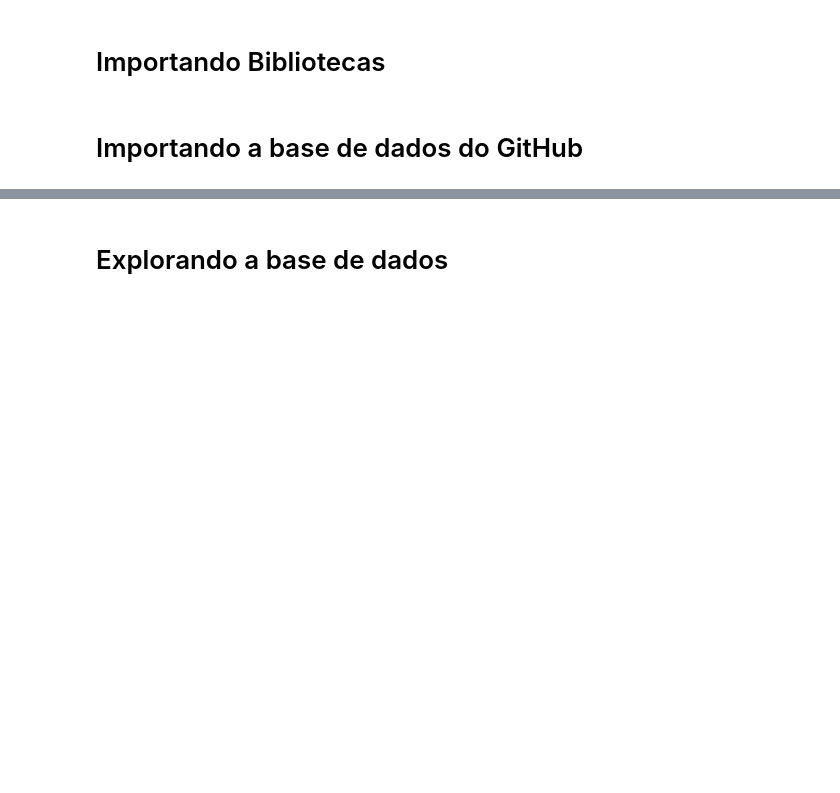
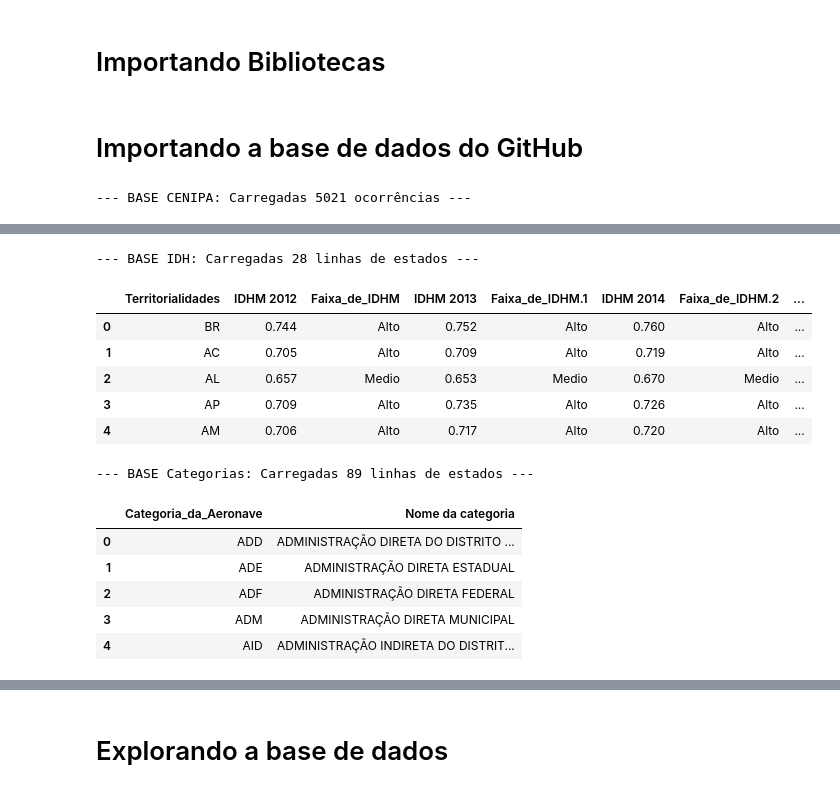
Before and after one commit to Jobanu/Projeto-Final-DS-PY-004, a Jupyter notebook: notebook/analise.ipynb, the cells around one changed output, grey strips where cells are left out. Drawn from its saved outputs; the diff is of its cells as text; code cells hidden in the pictures; blank space fills up the shorter version.

```diff
--- a/notebook/analise.ipynb
+++ b/notebook/analise.ipynb
@@ -110,7 +110,7 @@ def carregar_csv_github(url_raw: str, sep: str = ",", skiprows: int = 0) -> pd.D
 # ==============================================================
 csv_path_cenipa = "https://raw.githubusercontent.com/Jobanu/Projeto-Final-DS-PY-004/main/Dados/V_OCORRENCIA_AMPLA.csv"
 
-# Carrega usando vírgula (sep=",") e sem pular linhas (skiprows=0)
+# Carrega usando vírgula (sep=",") e pulando a primeira linha (skiprows=1)
 df = carregar_csv_github(csv_path_cenipa, sep=";", skiprows=1)
 
 print(f"--- BASE CENIPA: Carregadas {len(df)} ocorrências ---")
@@ -122,8 +122,30 @@ display(df.head())
 # ==============================================================
 csv_path_idhm = "https://raw.githubusercontent.com/Jobanu/Projeto-Final-DS-PY-004/desenvolvimento/Dados/IDHM.csv"
 
-# Carrega usando ponto e vírgula (sep=";") e pulando a primeira linha (skiprows=1)
+# Carrega usando ponto e vírgula (sep=";") e sem pular linhas (skiprows=0)
 df_idhm = carregar_csv_github(csv_path_idhm, sep=";", skiprows=0)
 
 print(f"\n--- BASE IDH: Carregadas {len(df_idhm)} linhas de estados ---")
 display(df_idhm.head())
+
+
+# ==============================================================
+# CARREGANDO BASE AUXILIAR CATEGORIA_AERONAVE
+# ==============================================================
+csv_path_categoria_aeronave = "https://raw.githubusercontent.com/Jobanu/Projeto-Final-DS-PY-004/desenvolvimento/Dados/CATEGORIA_AERONAVE.csv"
+
+# Carrega usando ponto e vírgula (sep=",") e sem pular linhas (skiprows=0)
+df_categoria_aeronave = carregar_csv_github(csv_path_categoria_aeronave, sep=",", skiprows=0)
+
+
+# Faz a separação (Cria as duas colunas novas)
+df_categoria_aeronave[['Categoria_da_Aeronave', 'Nome da categoria']] = df_categoria_aeronave.iloc[:, 0].str.split(',', n=1, expand=True)
+
+# --- LINHA NOVA: Apaga a coluna velha e grudada que sobrou ---
+df_categoria_aeronave = df_categoria_aeronave.drop(columns=['Categoria_da_Aeronave,Nome da categoria'])
+
+
+print(f"\n--- BASE Categorias: Carregadas {len(df_categoria_aeronave)} linhas de estados ---")
+display(df_categoria_aeronave.head())
+# %% [output]
+--- BASE CENIPA: Carregadas 5021 ocorrências ---
@@ -130,3 +158,17 @@ display(df_idhm.head())
+--- BASE IDH: Carregadas 28 linhas de estados ---
+|  | Territorialidades | IDHM 2012 | Faixa_de_IDHM | IDHM 2013 | Faixa_de_IDHM.1 | IDHM 2014 | Faixa_de_IDHM.2 | ... |
+| 0 | BR | 0.744 | Alto | 0.752 | Alto | 0.760 | Alto | ... |
+| 1 | AC | 0.705 | Alto | 0.709 | Alto | 0.719 | Alto | ... |
+| 2 | AL | 0.657 | Medio | 0.653 | Medio | 0.670 | Medio | ... |
+| 3 | AP | 0.709 | Alto | 0.735 | Alto | 0.726 | Alto | ... |
+| 4 | AM | 0.706 | Alto | 0.717 | Alto | 0.720 | Alto | ... |
+--- BASE Categorias: Carregadas 89 linhas de estados ---
+|  | Categoria_da_Aeronave | Nome da categoria |
+| 0 | ADD | ADMINISTRAÇÃO DIRETA DO DISTRITO ... |
+| 1 | ADE | ADMINISTRAÇÃO DIRETA ESTADUAL |
+| 2 | ADF | ADMINISTRAÇÃO DIRETA FEDERAL |
+| 3 | ADM | ADMINISTRAÇÃO DIRETA MUNICIPAL |
+| 4 | AID | ADMINISTRAÇÃO INDIRETA DO DISTRIT... |
 # %%
 tamanho_df_inicio = len(df)
 print(f"Tamanho inicial do DataFrame: {tamanho_df_inicio}")
```
Also changed, not shown: parts of 68 cells of this notebook, 2 other files.
